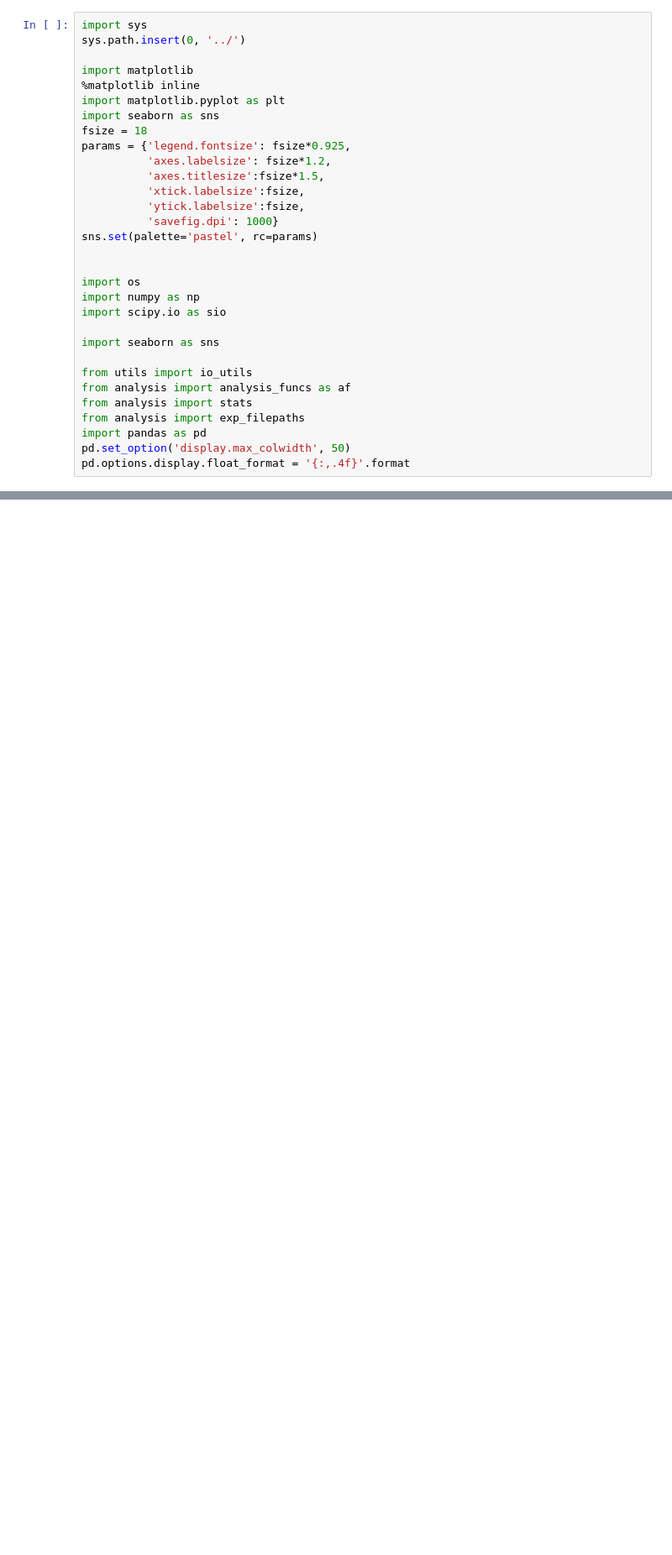
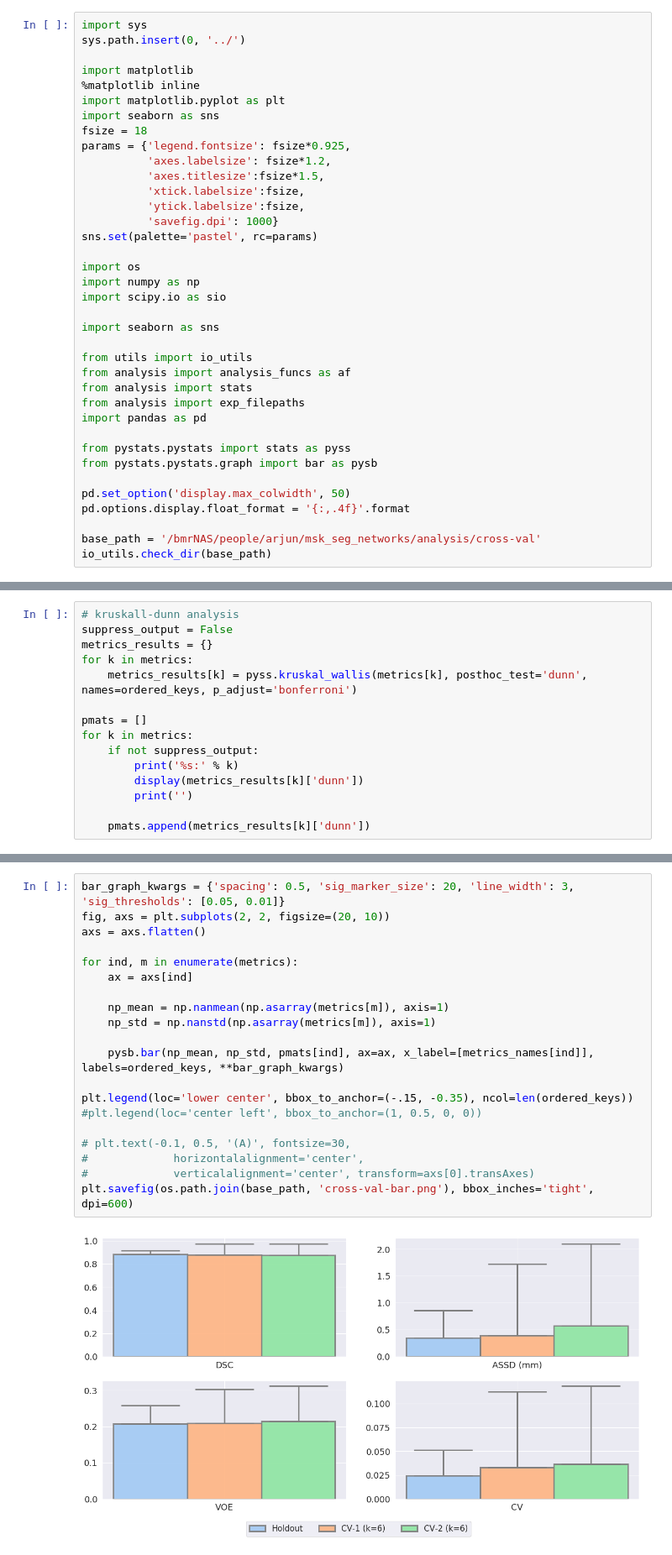
Before and after one commit to ad12/MedSegPy, a Jupyter notebook: analysis/cross_validation.ipynb, the cells around one changed output, grey strips where cells are left out. Shown at 84% size. Drawn from its saved outputs; the diff is of its cells as text; blank space fills up the shorter version.

Commit message:
update analysis

```diff
--- a/analysis/cross_validation.ipynb
+++ b/analysis/cross_validation.ipynb
@@ -15,7 +15,6 @@ params = {'legend.fontsize': fsize*0.925,
           'savefig.dpi': 1000}
 sns.set(palette='pastel', rc=params)
 
-
 import os
 import numpy as np
 import scipy.io as sio
@@ -27,5 +26,12 @@ from analysis import analysis_funcs as af
 from analysis import stats
 from analysis import exp_filepaths
 import pandas as pd
+
+from pystats.pystats import stats as pyss
+from pystats.pystats.graph import bar as pysb
+
 pd.set_option('display.max_colwidth', 50)
 pd.options.display.float_format = '{:,.4f}'.format
+
+base_path = '/bmrNAS/people/arjun/msk_seg_networks/analysis/cross-val'
+io_utils.check_dir(base_path)
@@ -130,0 +91,15 @@ display(df)
+# %%
+# kruskall-dunn analysis
+suppress_output = False
+metrics_results = {}
+for k in metrics:
+    metrics_results[k] = pyss.kruskal_wallis(metrics[k], posthoc_test='dunn', names=ordered_keys, p_adjust='bonferroni')
+
+pmats = []
+for k in metrics:
+    if not suppress_output:
+        print('%s:' % k)
+        display(metrics_results[k]['dunn'])
+        print('')
+
+    pmats.append(metrics_results[k]['dunn'])
@@ -130,0 +127,22 @@ display(df)
+# %%
+bar_graph_kwargs = {'spacing': 0.5, 'sig_marker_size': 20, 'line_width': 3, 'sig_thresholds': [0.05, 0.01]}
+fig, axs = plt.subplots(2, 2, figsize=(20, 10))
+axs = axs.flatten()
+
+for ind, m in enumerate(metrics):
+    ax = axs[ind]
+
+    np_mean = np.nanmean(np.asarray(metrics[m]), axis=1)
+    np_std = np.nanstd(np.asarray(metrics[m]), axis=1)
+
+    pysb.bar(np_mean, np_std, pmats[ind], ax=ax, x_label=[metrics_names[ind]], labels=ordered_keys, **bar_graph_kwargs)
+
+plt.legend(loc='lower center', bbox_to_anchor=(-.15, -0.35), ncol=len(ordered_keys))
+#plt.legend(loc='center left', bbox_to_anchor=(1, 0.5, 0, 0))
+
+# plt.text(-0.1, 0.5, '(A)', fontsize=30,
+#             horizontalalignment='center',
+#             verticalalignment='center', transform=axs[0].transAxes)
+plt.savefig(os.path.join(base_path, 'cross-val-bar.png'), bbox_inches='tight', dpi=600)
+# %% [output]
+[figure, added]
```
Also changed, not shown: parts of 7 cells of this notebook, 6 other files.
